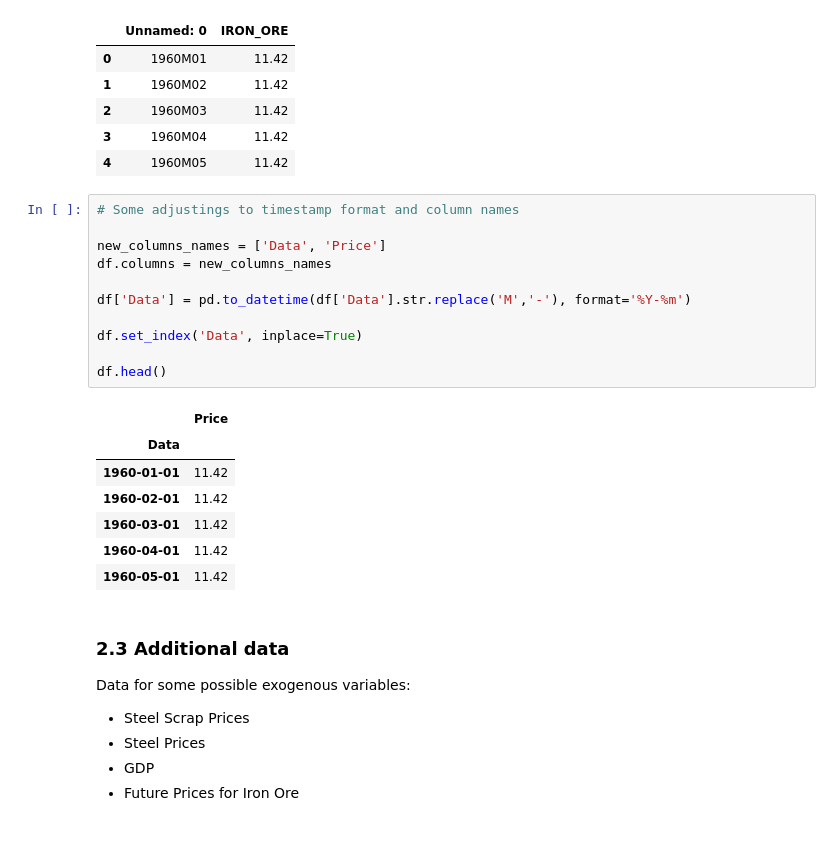
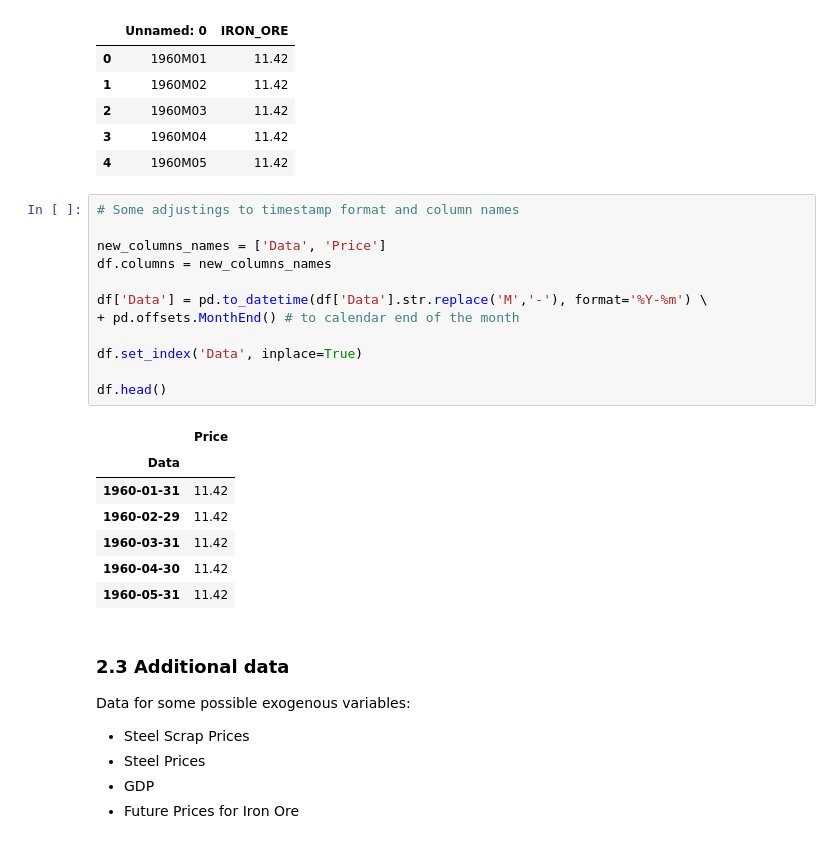
Before and after one commit to rejaneol/iron_ore_price_forecasting, a Jupyter notebook: iron-ore-prices-forecasting.ipynb, the cells around one changed output. Saved outputs shown, nothing was run; the diff lists cells and outputs as text.

```diff
--- a/iron-ore-prices-forecasting.ipynb
+++ b/iron-ore-prices-forecasting.ipynb
@@ -105,22 +111,23 @@ None
 # %%
 # Some adjustings to timestamp format and column names
 
 new_columns_names = ['Data', 'Price']
 df.columns = new_columns_names
 
-df['Data'] = pd.to_datetime(df['Data'].str.replace('M','-'), format='%Y-%m')
+df['Data'] = pd.to_datetime(df['Data'].str.replace('M','-'), format='%Y-%m') \
++ pd.offsets.MonthEnd() # to calendar end of the month
 
 df.set_index('Data', inplace=True)
 
 df.head()
 # %% [output]
 |  | Price |
 | Data |  |
-| 1960-01-01 | 11.42 |
-| 1960-02-01 | 11.42 |
-| 1960-03-01 | 11.42 |
-| 1960-04-01 | 11.42 |
-| 1960-05-01 | 11.42 |
+| 1960-01-31 | 11.42 |
+| 1960-02-29 | 11.42 |
+| 1960-03-31 | 11.42 |
+| 1960-04-30 | 11.42 |
+| 1960-05-31 | 11.42 |
 # %% [markdown]
 ### 2.3 Additional data
 
```
Also changed, not shown: parts of 26 cells of this notebook.
